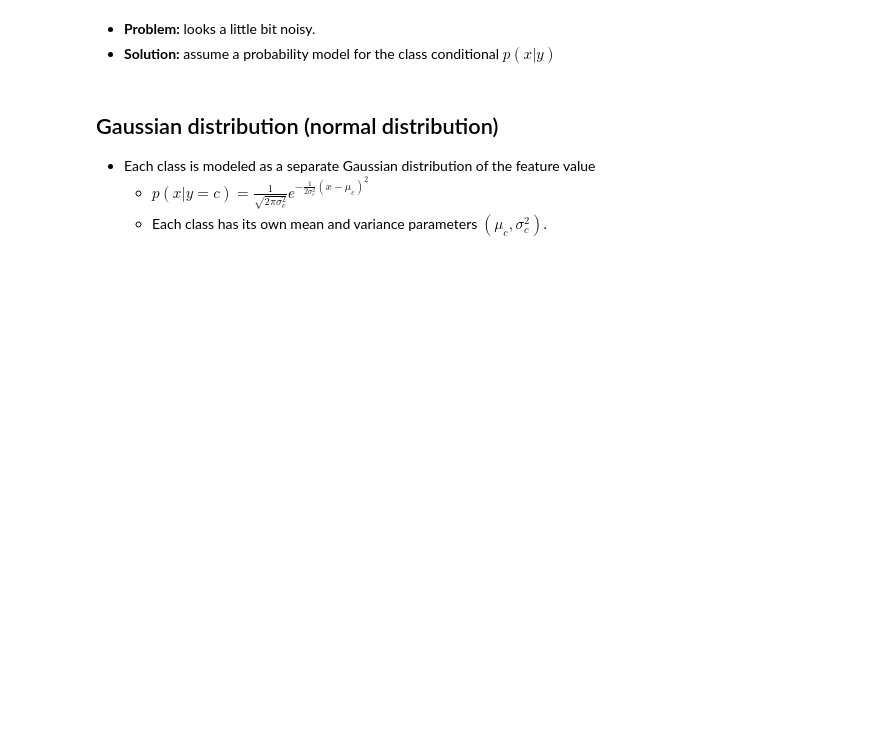
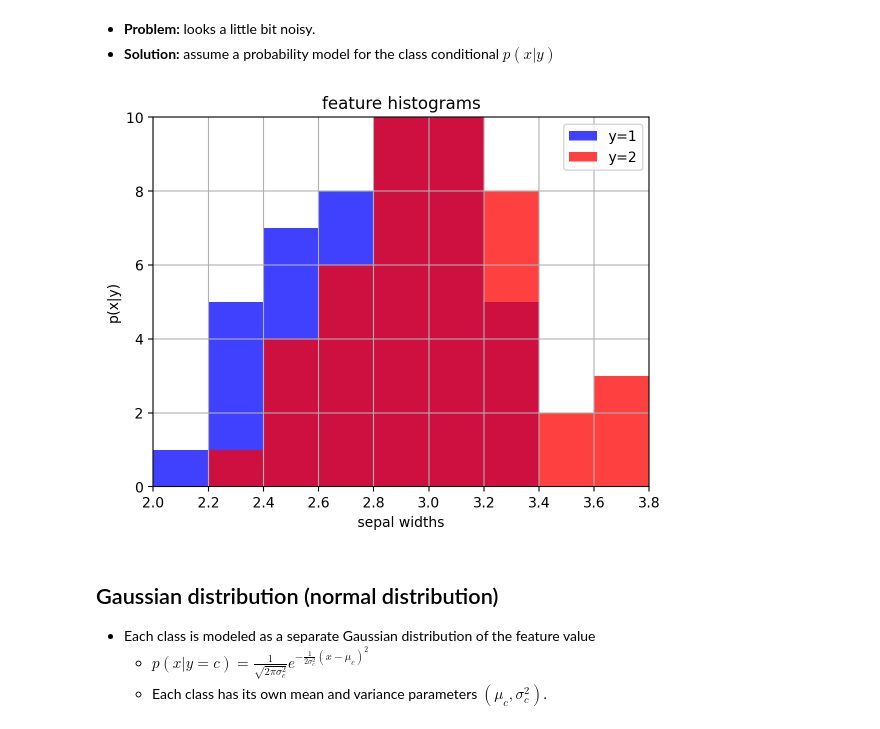
Before and after one commit to zhuohan9036/cs_courses, a Jupyter notebook: cs5489/lectures/Lecture2/Lecture2a.ipynb, the cells around one changed output. Cells and saved outputs as stored; diff of their text form; code cells hidden in the pictures; blank space fills up the shorter version.

```diff
--- a/cs5489/lectures/Lecture2/Lecture2a.ipynb
+++ b/cs5489/lectures/Lecture2/Lecture2a.ipynb
@@ -173,6 +177,27 @@ ccdhist
 # %% [markdown]
 - **Problem:** looks a little bit noisy.
 - **Solution:** assume a probability model for the class conditional $p(x|y)$
+# %%
+# extract petal length for class 1 and class 2
+import numpy as np
+X3 = irisdata[y==1,1]   # y==1 selects all rows where class=1
+X4 = irisdata[y==2,1]
+
+# plot a histogram for each
+ccdhist_1 = plt.figure()
+binedges = arange(2.5, 7.5, 0.1)
+plt.hist(X3, bins="auto", facecolor='b', alpha=0.75, align='mid', label='y=1')
+plt.hist(X4, bins="auto", facecolor='r', alpha=0.75, align='mid', label='y=2')
+plt.legend()
+plt.xlabel('sepal widths'); plt.ylabel('p(x|y)')
+plt.title('feature histograms')
+plt.axis([2.5, 7.5, 0, 10]); plt.grid(True)
+plt.xlim(np.min([X3.min(), X4.min()]), np.max([X3.max(), X4.max()]))
+plt.close()
+# %%
+ccdhist_1
+# %% [output]
+[figure, added]
 # %% [markdown]
 ## Gaussian distribution (normal distribution)
 - Each class is modeled as a separate Gaussian distribution of the feature value
```
Also changed, not shown: parts of 1 cell of this notebook, 3 other files.
